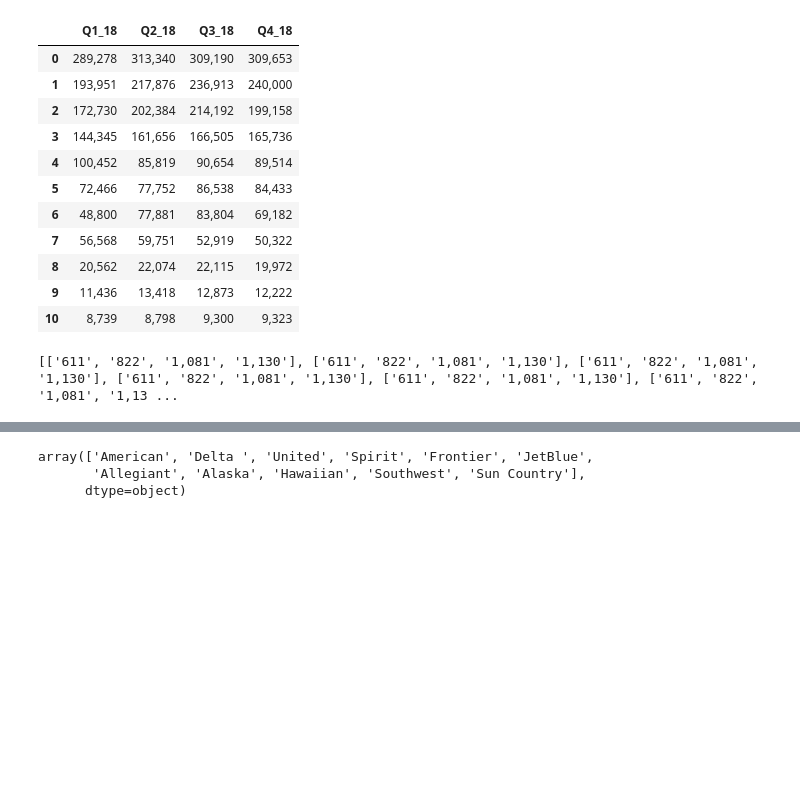
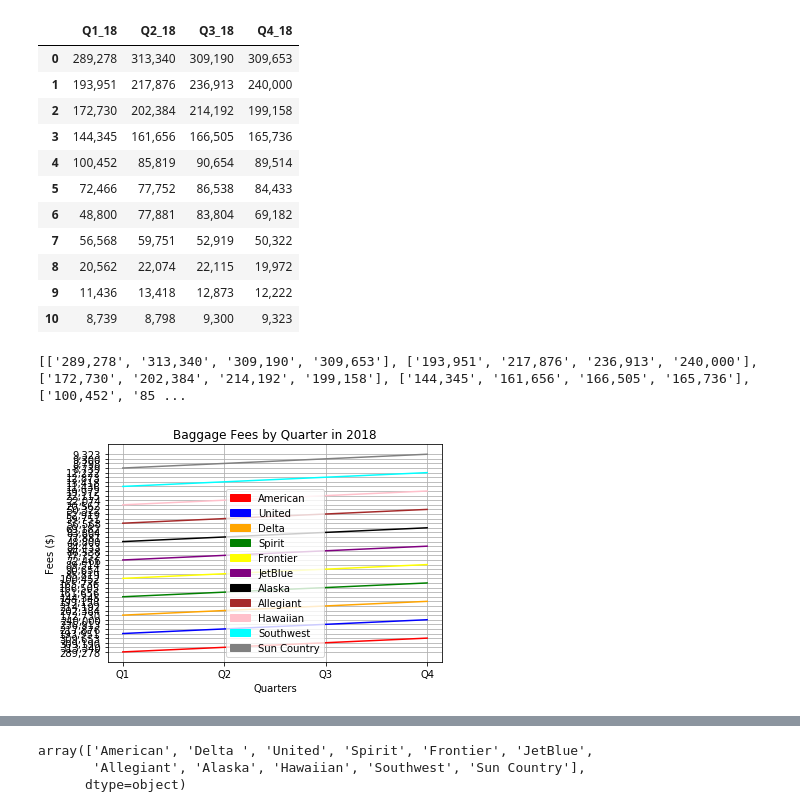
Before and after one commit to marcum531/Project1, a Jupyter notebook: Baggage_Fees.ipynb, the cells around one changed output, grey strips where cells are left out. Saved outputs shown, nothing was run; the diff lists cells and outputs as text; code cells hidden in the pictures; blank space fills up the shorter version.

```diff
--- a/Baggage_Fees.ipynb
+++ b/Baggage_Fees.ipynb
@@ -286,59 +288,63 @@ fees18_dfb
 | 10 | 8,739 | 8,798 | 9,300 | 9,323 |
 # %%
 main_list18 = []
-for index, rows in fees18_dfd.iterrows():
+for index, rows in fees18_dfb.iterrows():
 
     my_list18 = [rows.Q1_18, rows.Q2_18, rows.Q3_18, rows.Q4_18]
-    main_list18.append(my_list)
+    main_list18.append(my_list18)
 
 print(main_list18)
 # %% [output]
-[['611', '822', '1,081', '1,130'], ['611', '822', '1,081', '1,130'], ['611', '822', '1,081', '1,130'], ['611', '822', '1,081', '1,130'], ['611', '822', '1,081', '1,130'], ['611', '822', '1,081', '1,13 ...
+[['289,278', '313,340', '309,190', '309,653'], ['193,951', '217,876', '236,913', '240,000'], ['172,730', '202,384', '214,192', '199,158'], ['144,345', '161,656', '166,505', '165,736'], ['100,452', '85 ...
 # %%
 x_labels = ['Q1', 'Q2', 'Q3', 'Q4']
-y1 = main_list17[0]
-y2 = main_list17[1]
-y3 = main_list17[2]
-y4 = main_list17[3]
-y5 = main_list17[4]
-y6 = main_list17[5]
-y7 = main_list17[6]
-y8 = main_list17[7]
-y9 = main_list17[8]
-y10 = main_list17[9]
-y11 = main_list17[10]
+y1 = main_list18[0]
+y2 = main_list18[1]
+y3 = main_list18[2]
+y4 = main_list18[3]
+y5 = main_list18[4]
+y6 = main_list18[5]
+y7 = main_list18[6]
+y8 = main_list18[7]
+y9 = main_list18[8]
+y10 = main_list18[9]
+y11 = main_list18[10]
+
 
 plt.plot(y1, color='red')
 plt.plot(y2, color='blue')
 plt.plot(y3, color='orange')
 plt.plot(y4, color='green')
 plt.plot(y5, color='yellow')
 plt.plot(y6, color='purple')
 plt.plot(y7, color='black')
 plt.plot(y8, color='brown')
 plt.plot(y9, color='pink')
 plt.plot(y10, color='cyan')
 plt.plot(y11, color='gray')
 
 
-plt.title('Baggage Fees by Quarter in 2017')
+
+plt.title('Baggage Fees by Quarter in 2018')
 plt.xlabel('Quarters')
 plt.ylabel('Fees ($)')
 plt.xticks(np.arange(len(x_labels)), x_labels)
 
 red = mpatches.Patch(color='red', label="American")
 blue = mpatches.Patch(color='blue', label='United')
-orange = mpatches.Patch(color='orange', label="Spirit")
-green = mpatches.Patch(color='green', label='Frontier')
-yellow = mpatches.Patch(color='yellow', label='JetBlue')
-purple = mpatches.Patch(color='purple', label='Allegiant')
+orange = mpatches.Patch(color='orange', label="Delta")
+green = mpatches.Patch(color='green', label='Spirit')
+yellow = mpatches.Patch(color='yellow', label='Frontier')
+purple = mpatches.Patch(color='purple', label='JetBlue')
 black = mpatches.Patch(color='black', label='Alaska')
-brown = mpatches.Patch(color='brown', label='Hawaiian')
-pink = mpatches.Patch(color='pink', label='Virgin America')
+brown = mpatches.Patch(color='brown', label='Allegiant')
+pink = mpatches.Patch(color='pink', label='Hawaiian')
 cyan = mpatches.Patch(color='cyan', label='Southwest')
 gray = mpatches.Patch(color='gray', label='Sun Country')
 plt.legend(handles=[red, blue, orange, green, yellow, purple, black, brown, pink, cyan, gray])
 
 plt.grid()
 plt.show()
+# %% [output]
+[figure, added]
 # %%
```
Also changed, not shown: parts of 11 cells of this notebook.
